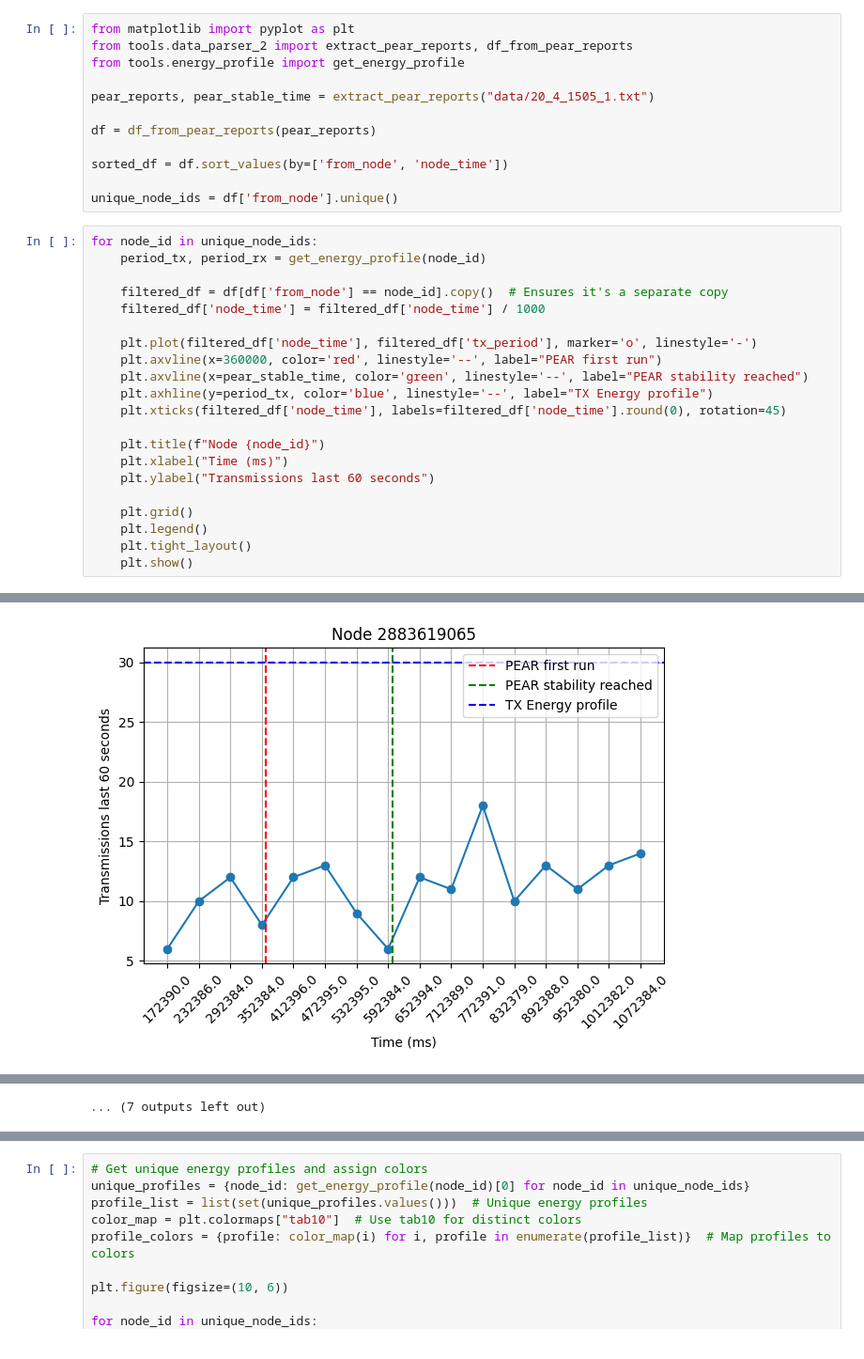
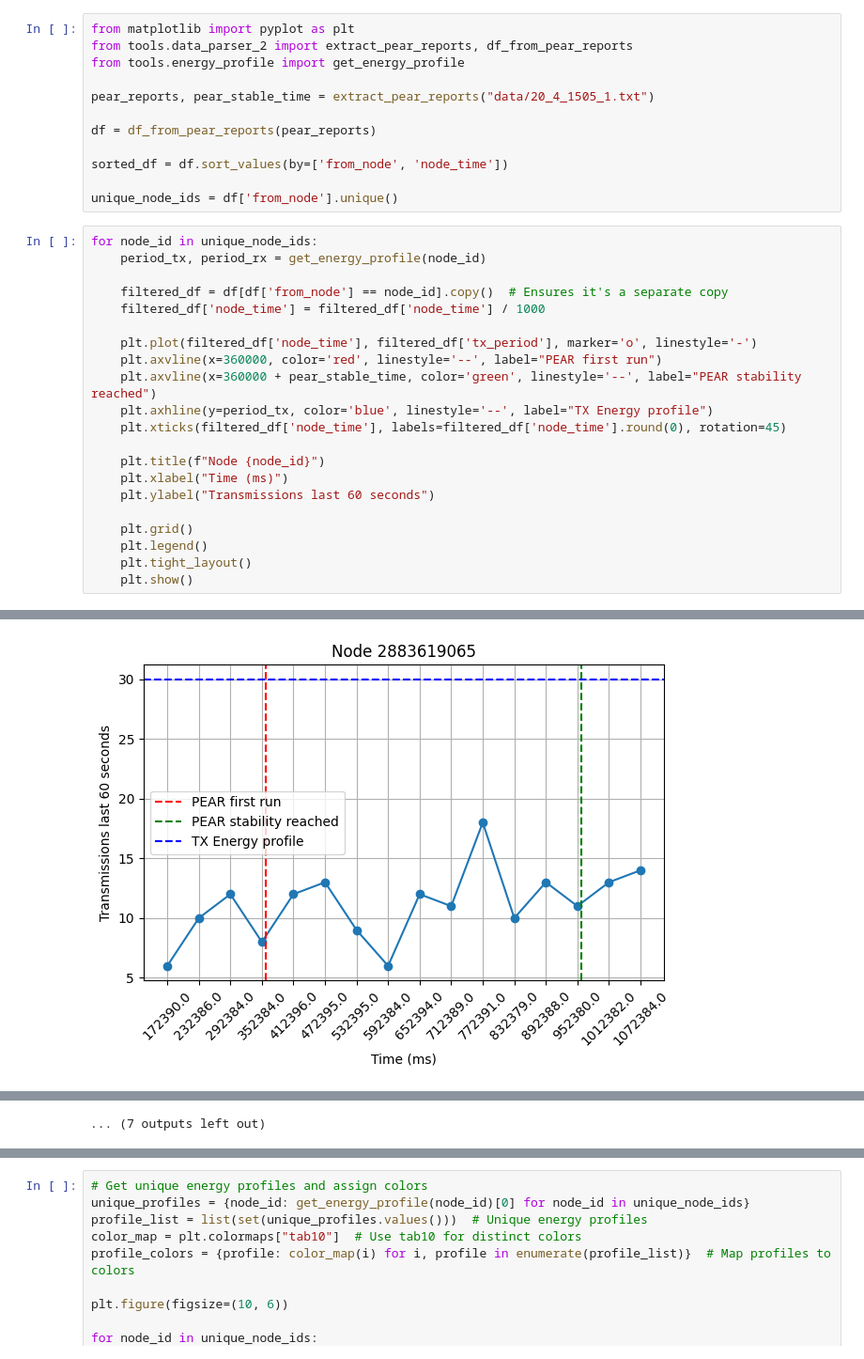
Before and after one commit to NikolajRFA/painlessPEARMesh, a Jupyter notebook: tools/graphs.ipynb, the cells around one changed output, grey strips where cells are left out. Shown at 94% size. Saved outputs shown, nothing was run; the diff lists cells and outputs as text.

Commit message:
Fixed pear end time

```diff
--- a/tools/graphs.ipynb
+++ b/tools/graphs.ipynb
@@ -19,7 +19,7 @@ for node_id in unique_node_ids:
 
     plt.plot(filtered_df['node_time'], filtered_df['tx_period'], marker='o', linestyle='-')
     plt.axvline(x=360000, color='red', linestyle='--', label="PEAR first run")
-    plt.axvline(x=pear_stable_time, color='green', linestyle='--', label="PEAR stability reached")
+    plt.axvline(x=360000 + pear_stable_time, color='green', linestyle='--', label="PEAR stability reached")
     plt.axhline(y=period_tx, color='blue', linestyle='--', label="TX Energy profile")
     plt.xticks(filtered_df['node_time'], labels=filtered_df['node_time'].round(0), rotation=45)
 
@@ -45 +45 @@ for node_id in unique_node_ids:
-[figure, old version]
+[figure, new version]
```
Also changed, not shown: parts of 3 cells of this notebook.
